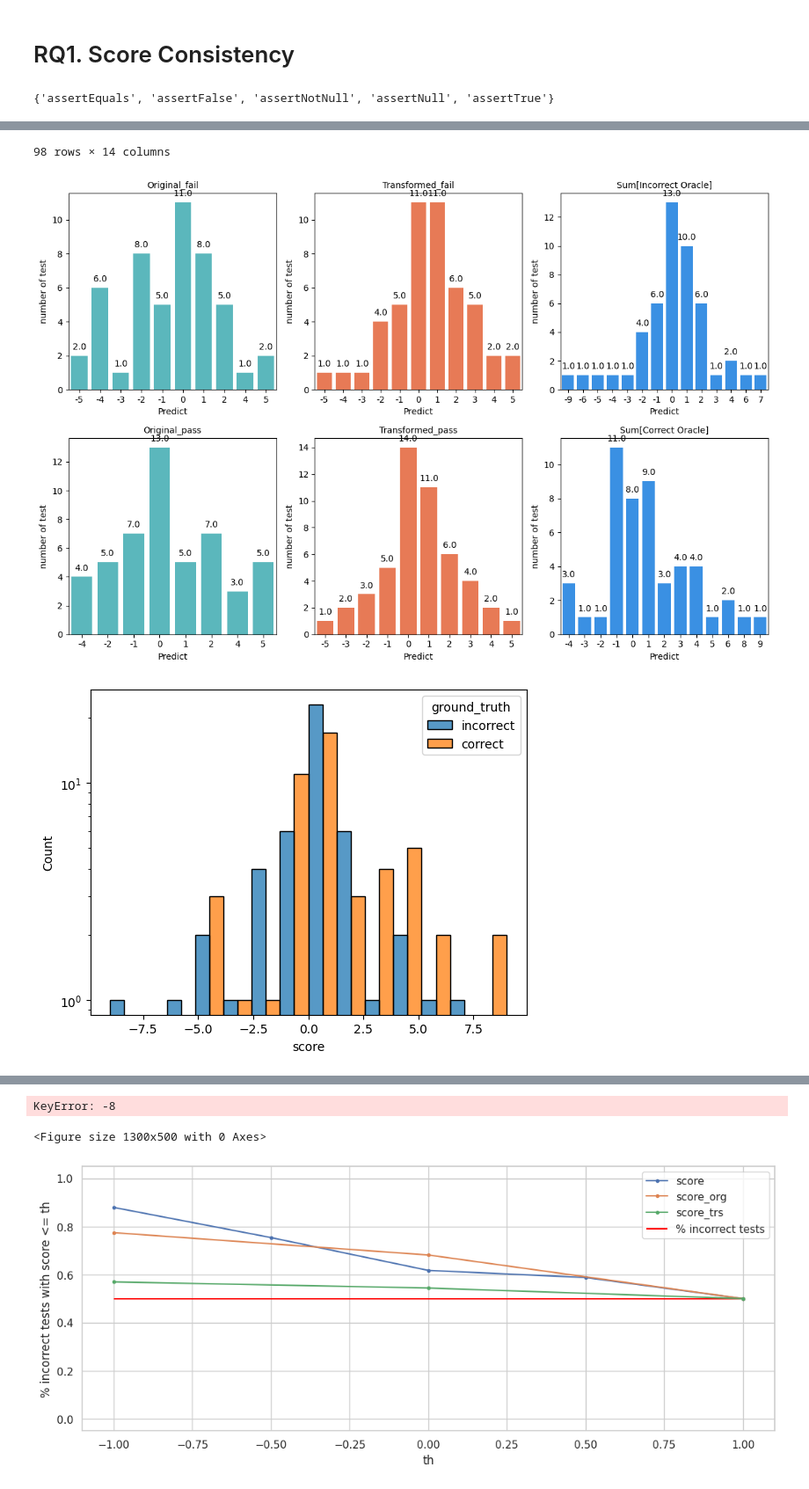
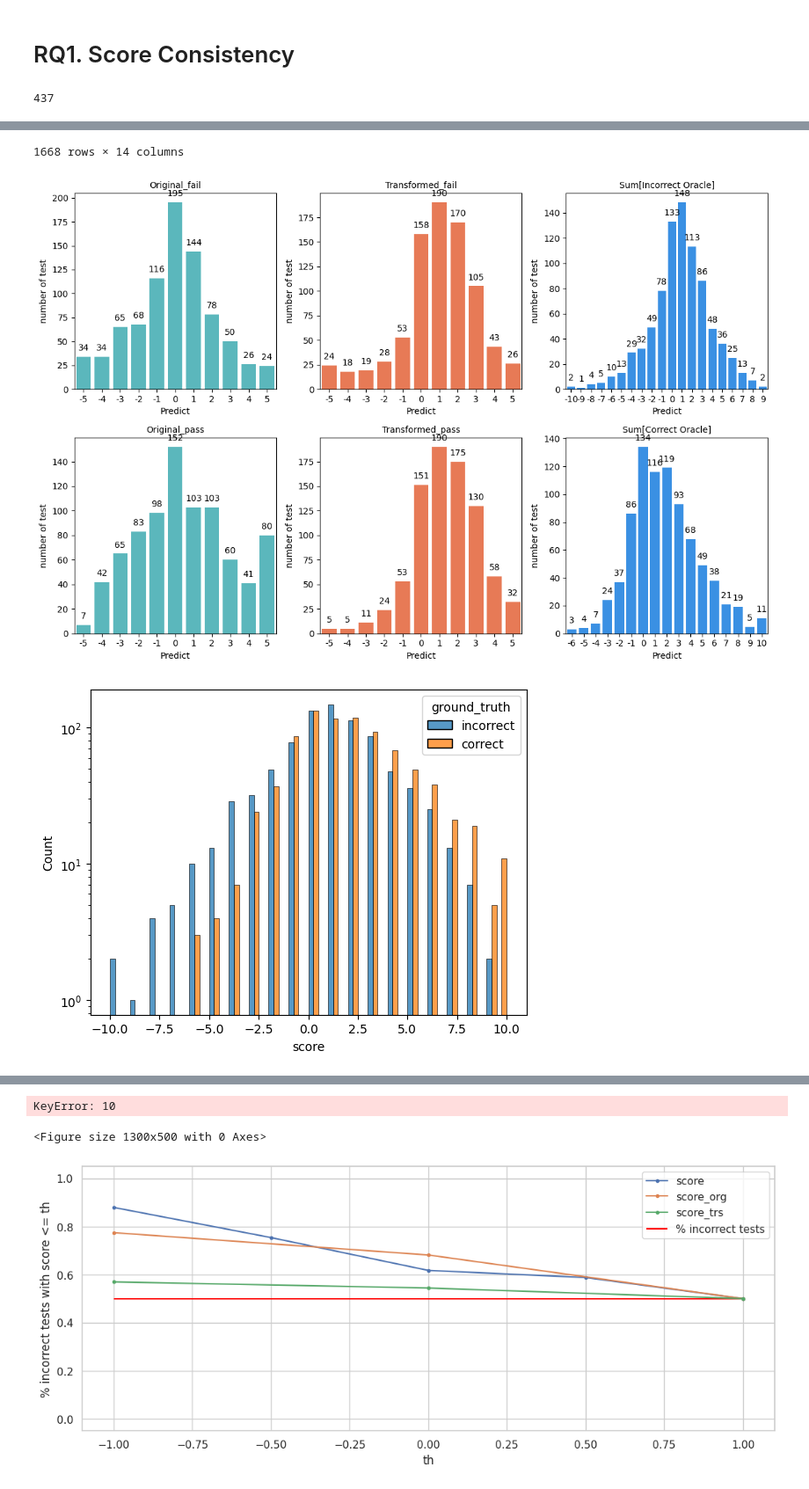
Before and after one commit to coinse/autooracle, a Jupyter notebook: workspace/src/analyze/analyze.ipynb, the cells around one changed output, grey strips where cells are left out. Shown: that part at 88% size. Saved outputs shown, nothing was run; the diff lists cells and outputs as text; code cells hidden in the pictures.

Commit message:
add Math_dataframe

```diff
--- a/workspace/src/analyze/analyze.ipynb
+++ b/workspace/src/analyze/analyze.ipynb
@@ -15,7 +15,7 @@ from scipy.stats import pearsonr
 import seaborn as sns
 # %%
 def convert_docker_to_local_path(path):
-    path  = path.replace("/root/workspace","/home/coinse/Workspace/autooracle/workspace")
+    path  = path.replace("/root/workspace","/home/coinse/Workspace/hslee_workspace/autooracle/workspace")
     return path
 
 def convert_to_prompt_path(chat_reply_file_path):
@@ -94,8 +94,9 @@ def get_idx_chat_reply_result(project, version, idx, ts_id, prompt_no, example_n
     return idx_test_info, idx_test_result
 
 def all_chat_reply_result(project, version, ts_id, prompt_no, example_no, is_conv):
-    with open(f'/home/coinse/Workspace/autooracle/workspace/src/select_dataset/{project}_tests.pkl',"rb") as fw:
+    with open(f'/home/coinse/Workspace/hslee_workspace/autooracle/workspace/src/select_dataset/{project}_tests.pkl',"rb") as fw:
         dataset_info = pickle.load(fw)
+    print(len(dataset_info))
     all_fail_idx_test_info = {}
     all_fail_idx_test_result = {}
     all_pass_idx_test_info = {}
@@ -120,7 +121,7 @@ def process_test_info_df(info_dict, result_dict, sample_num, gt_label):
     for idx, tests_dict in info_dict.items():
         for test_no, info_list in tests_dict.items():
             df_rows.append({
-                'project': 'Lang',
+                'project': 'Math',
                 'version': '1',
                 'idx': idx,
                 'ts_id': 'newTS_300',
@@ -349,7 +350,7 @@ def prec_recall(pred_df):
 # %% [markdown]
 # RQ1. Score Consistency
 # %%
-project = "Closure"
+project = "Math"
 version = "1"
 ts_id = "newTS_300"
 prompt_no = 8
@@ -378,5 +379,5 @@ boxplot_pearsonr(pred_df)
 roc_auc(pred_df)
 prec_recall(pred_df)
 # %% [output]
-{'assertEquals', 'assertFalse', 'assertNotNull', 'assertNull', 'assertTrue'}
+437
 |  | project | version | idx | ts_id | test_no | test_class | type | document_length | ground_truth | ... |
@@ -394,3 +395,3 @@ prec_recall(pred_df)
-98 rows × 14 columns
+1668 rows × 14 columns
-[figure, old version]
+[figure, new version]
-[figure, old version]
+[figure, new version]
@@ -398,4 +399,4 @@ prec_recall(pred_df)
-KeyError: -8
+KeyError: 10
 <Figure size 1300x500 with 0 Axes>
 # %%
 fail_df["score"] = fail_df.score_org + fail_df.score_trs
```
Also changed, not shown: parts of 1 cell of this notebook, 1 other file.
